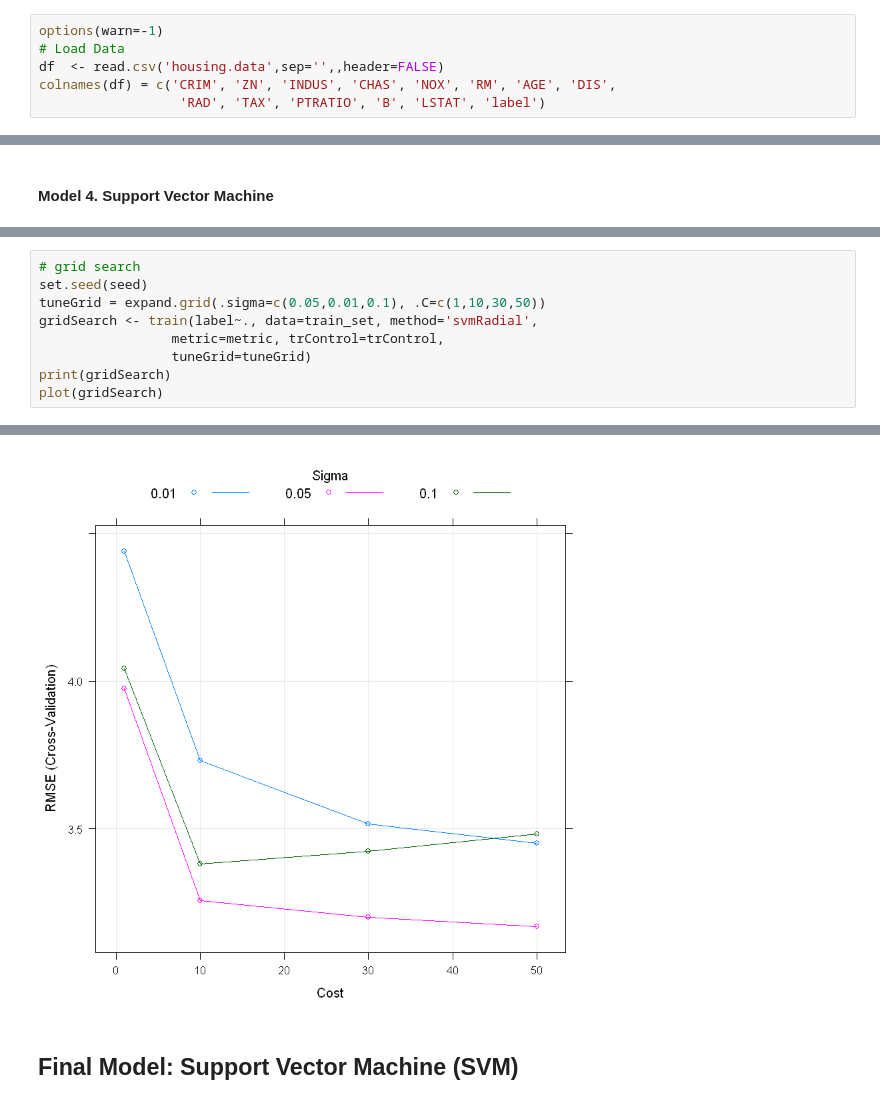
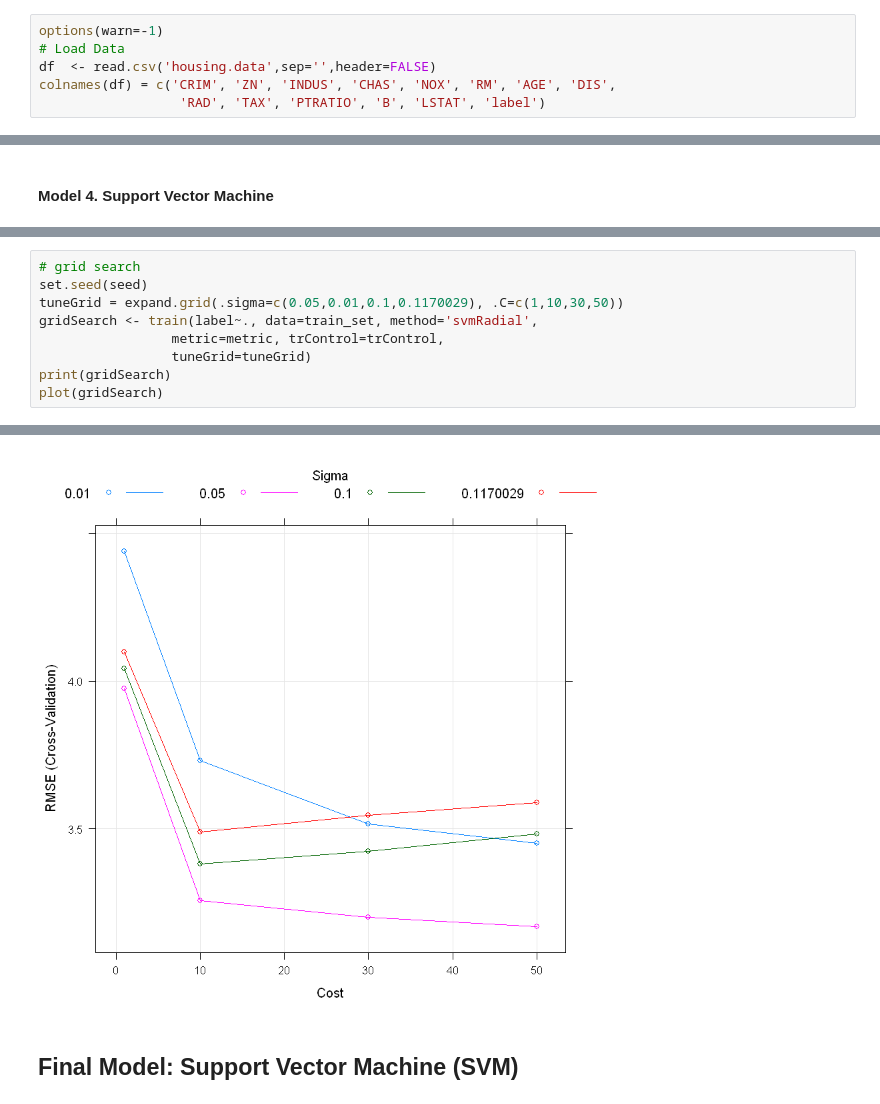
Before and after one commit to dundee2002/Machine-Deep-Learning-in-Python-and-R, a Jupyter notebook: Machine-Learning-in-R/Regression/Regress_R_uci_boston_housing_r847.ipynb, the cells around one changed output, grey strips where cells are left out. Drawn from its saved outputs; the diff is of its cells as text.

```diff
--- a/Machine-Learning-in-R/Regression/Regress_R_uci_boston_housing_r847.ipynb
+++ b/Machine-Learning-in-R/Regression/Regress_R_uci_boston_housing_r847.ipynb
@@ -34,7 +34,7 @@ predict value of house (MEDV) based on the other features
 # %%
 options(warn=-1)
 # Load Data
-df  <- read.csv('housing.data',sep='',,header=FALSE)
+df  <- read.csv('housing.data',sep='',header=FALSE)
 colnames(df) = c('CRIM', 'ZN', 'INDUS', 'CHAS', 'NOX', 'RM', 'AGE', 'DIS',
                   'RAD', 'TAX', 'PTRATIO', 'B', 'LSTAT', 'label')
 # %%
@@ -331,7 +421,7 @@ The final values used for the model were nprune = 200 and degree = 2.
 # %%
 # grid search
 set.seed(seed)
-tuneGrid = expand.grid(.sigma=c(0.05,0.01,0.1), .C=c(1,10,30,50))
+tuneGrid = expand.grid(.sigma=c(0.05,0.01,0.1,0.1170029), .C=c(1,10,30,50))
 gridSearch <- train(label~., data=train_set, method='svmRadial',
                  metric=metric, trControl=trControl,
                  tuneGrid=tuneGrid)
@@ -355,7 +445,7 @@ Resampling results across tuning parameters:
 
 RMSE was used to select the optimal model using the smallest value.
 The final values used for the model were sigma = 0.05 and C = 50.
-[figure, old version]
+[figure, new version]
 # %% [markdown]
 ## Final Model: Support Vector Machine (SVM)
 # %% [markdown]
```
Also changed, not shown: parts of 10 cells of this notebook.
